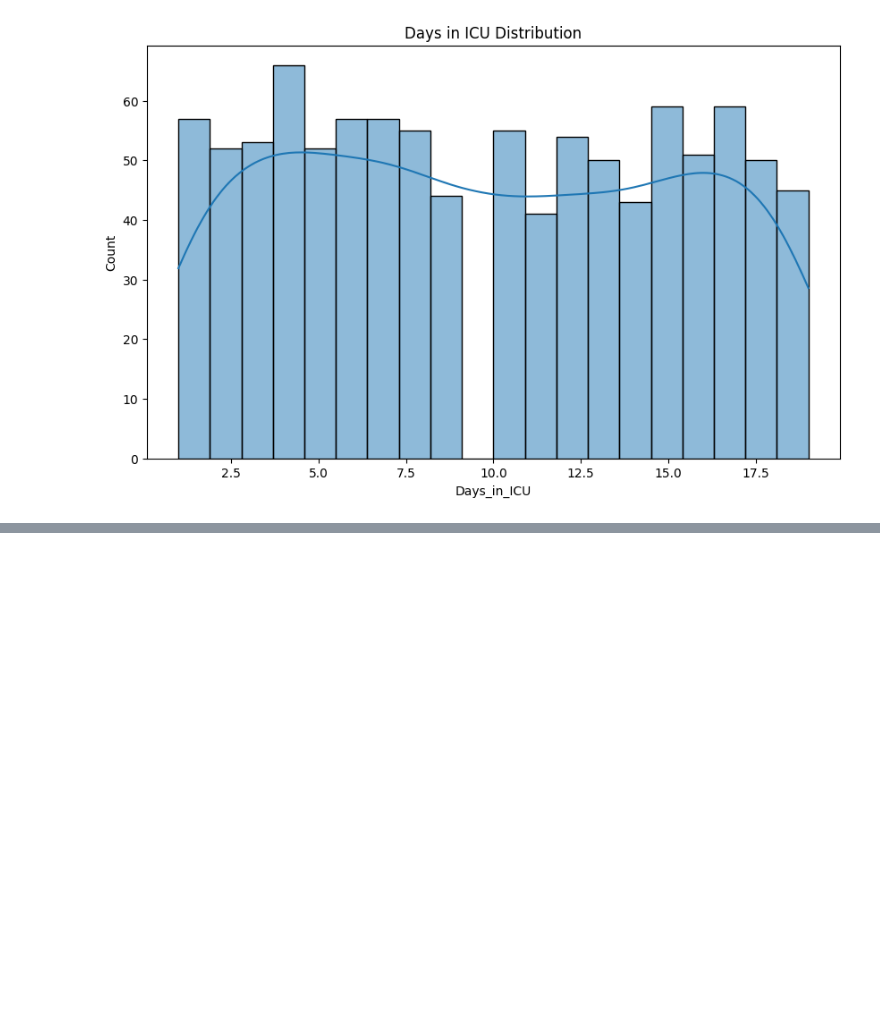
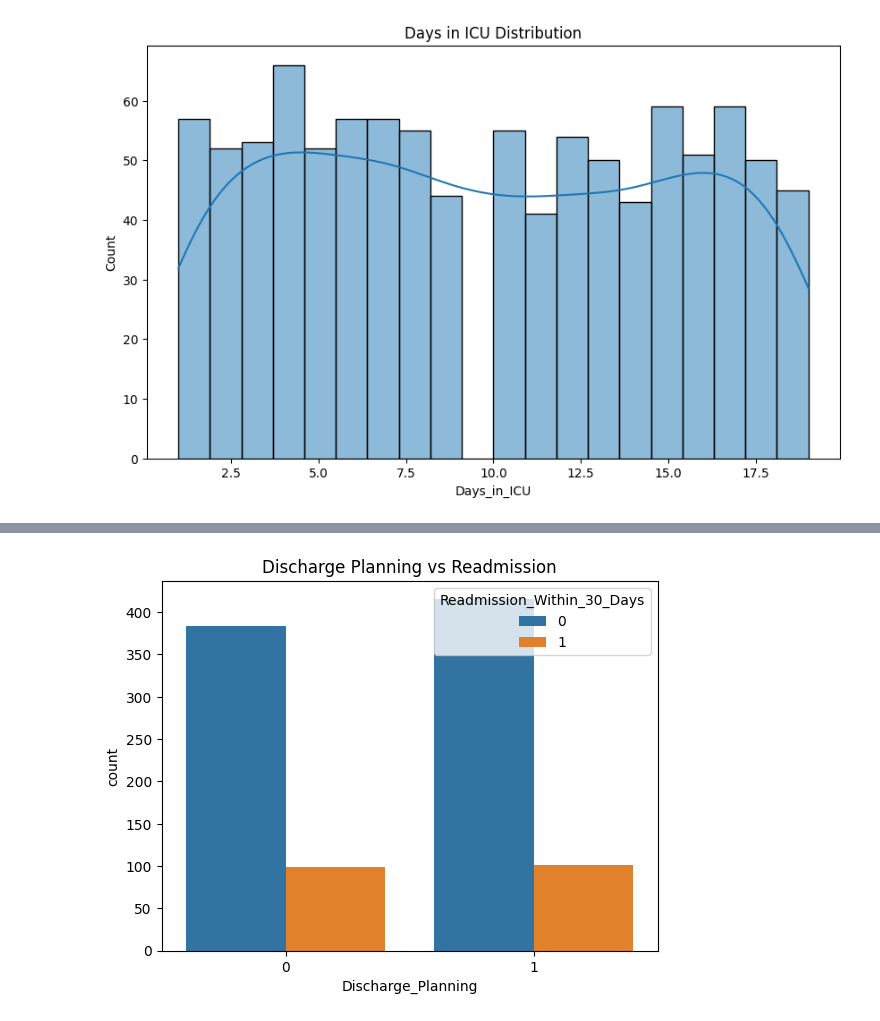
Before and after one commit to AWS-Cloud-Club-Mehran-UET/HacktoberFest-Hackathon, a Jupyter notebook: issue3.ipynb, the cells around one changed output, grey strips where cells are left out. Cells and saved outputs as stored; diff of their text form; code cells hidden in the pictures; blank space fills up the shorter version.

```diff
--- a/issue3.ipynb
+++ b/issue3.ipynb
@@ -87,0 +102,7 @@ plt.show()
+# %%
+# Discharge Planning vs Readmission
+sns.countplot(x='Discharge_Planning', hue='Readmission_Within_30_Days', data=data)
+plt.title("Discharge Planning vs Readmission")
+plt.show()
+# %% [output]
+[figure, added]
```
Also changed, not shown: parts of 2 cells of this notebook.
